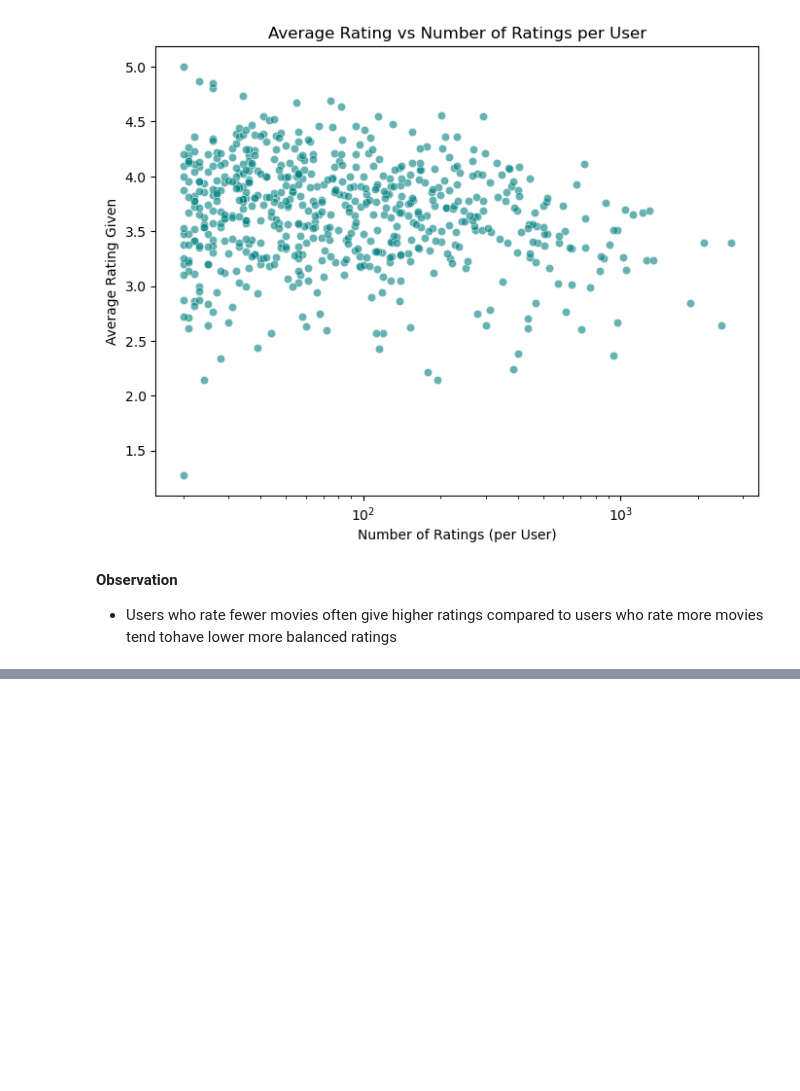
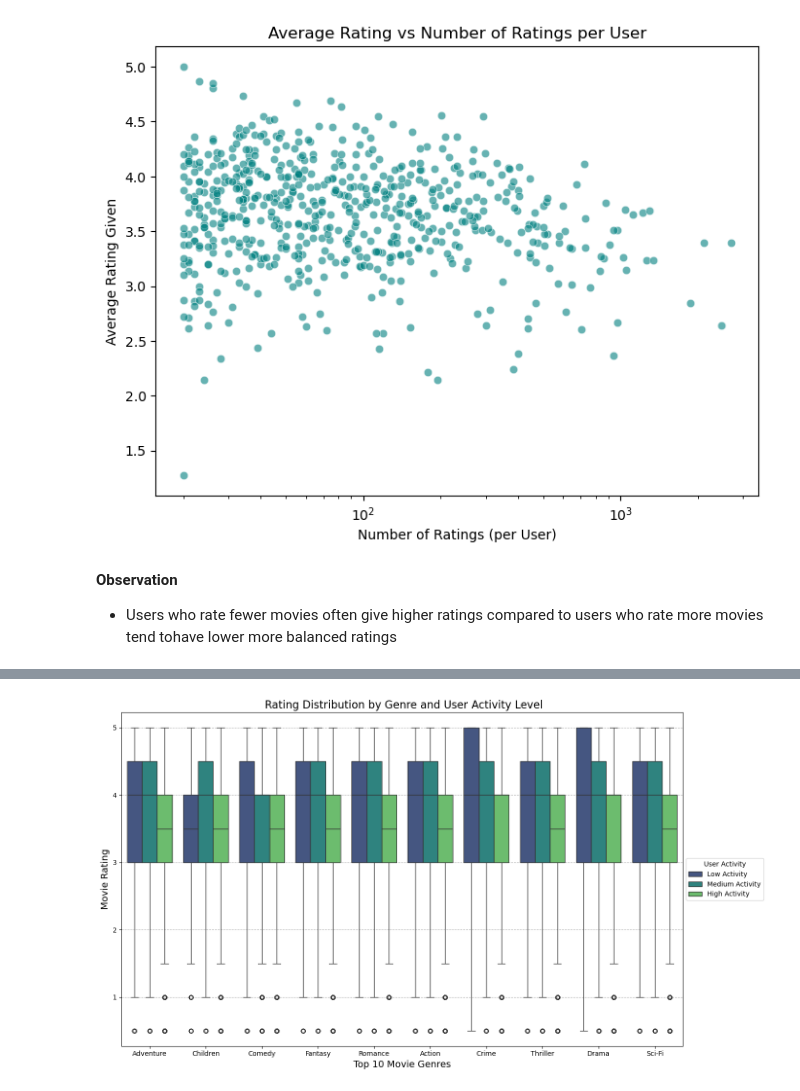
Before and after one commit to M-Nesphory/Movie_Recommendation_System, a Jupyter notebook: recommender_notebook.ipynb, the cells around one changed output, grey strips where cells are left out. Cells and saved outputs as stored; diff of their text form; code cells hidden in the pictures; blank space fills up the shorter version.

```diff
--- a/recommender_notebook.ipynb
+++ b/recommender_notebook.ipynb
@@ -806,0 +854,48 @@ plt.show()
+# %%
+#Classify Movies by Popularity (Rating Count)
+# Define popularity bins
+popularity_threshold = movie_stats['rating_count'].quantile(0.90)
+movie_stats['popularity'] = ['Popular' if count >= popularity_threshold else 'Less Popular'
+                             for count in movie_stats['rating_count']]
+
+# Re-run the genre expansion step
+df_expanded = final_df.assign(genres=final_df['genres'].str.split('|')).explode('genres')
+df_expanded = df_expanded[df_expanded['genres'] != '(no genres listed)']
+
+
+# Calculate total ratings per user
+user_counts = df_expanded['userId'].value_counts()
+# Create bins for activity levels
+bins = user_counts.quantile([0, 0.33, 0.66, 1.0]).tolist()
+labels = ['Low Activity', 'Medium Activity', 'High Activity']
+
+# Map the activity level back to the main DataFrame
+df_expanded['user_activity'] = df_expanded['userId'].map(
+    pd.cut(user_counts, bins=bins, labels=labels, include_lowest=True, duplicates='drop')
+)
+
+
+# Identify the top 10 most common genres for focused visualization
+top_genres = df_expanded['genres'].value_counts().nlargest(10).index.tolist()
+df_top_genres = df_expanded[df_expanded['genres'].isin(top_genres)]
+
+# plot
+
+plt.figure(figsize=(14, 8))
+sns.boxplot(
+    x='genres',
+    y='rating',
+    hue='user_activity',
+    data=df_top_genres,
+    palette='viridis'
+)
+
+plt.title(' Rating Distribution by Genre and User Activity Level', fontsize=16)
+plt.xlabel('Top 10 Movie Genres', fontsize=14)
+plt.ylabel('Movie Rating', fontsize=14)
+plt.legend(title='User Activity', loc='center right', bbox_to_anchor =[1, 0, 0.15, 1])
+plt.grid(axis='y', linestyle='--')
+plt.tight_layout()
+plt.show();
+# %% [output]
+[figure, added]
```
Also changed, not shown: parts of 5 cells of this notebook.
